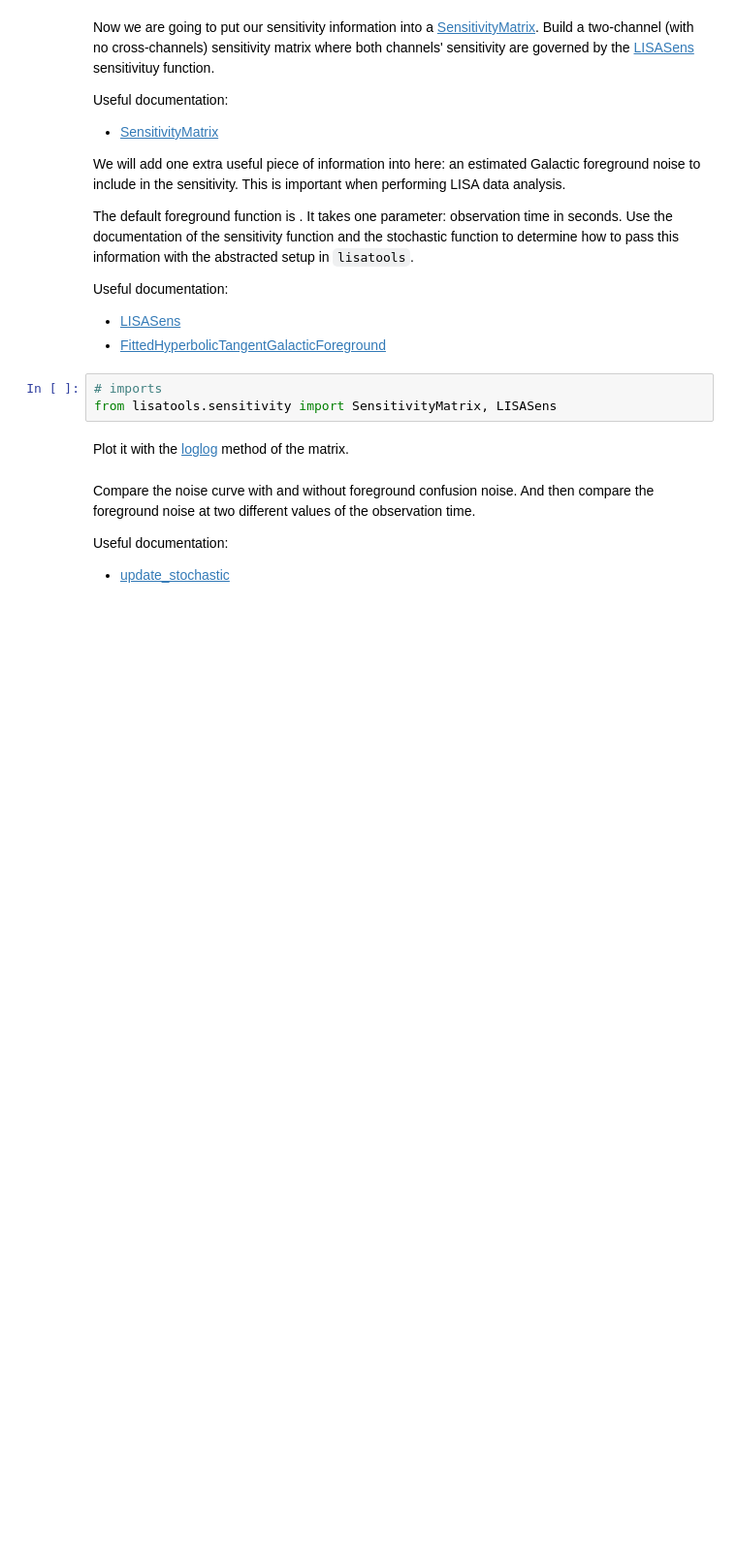
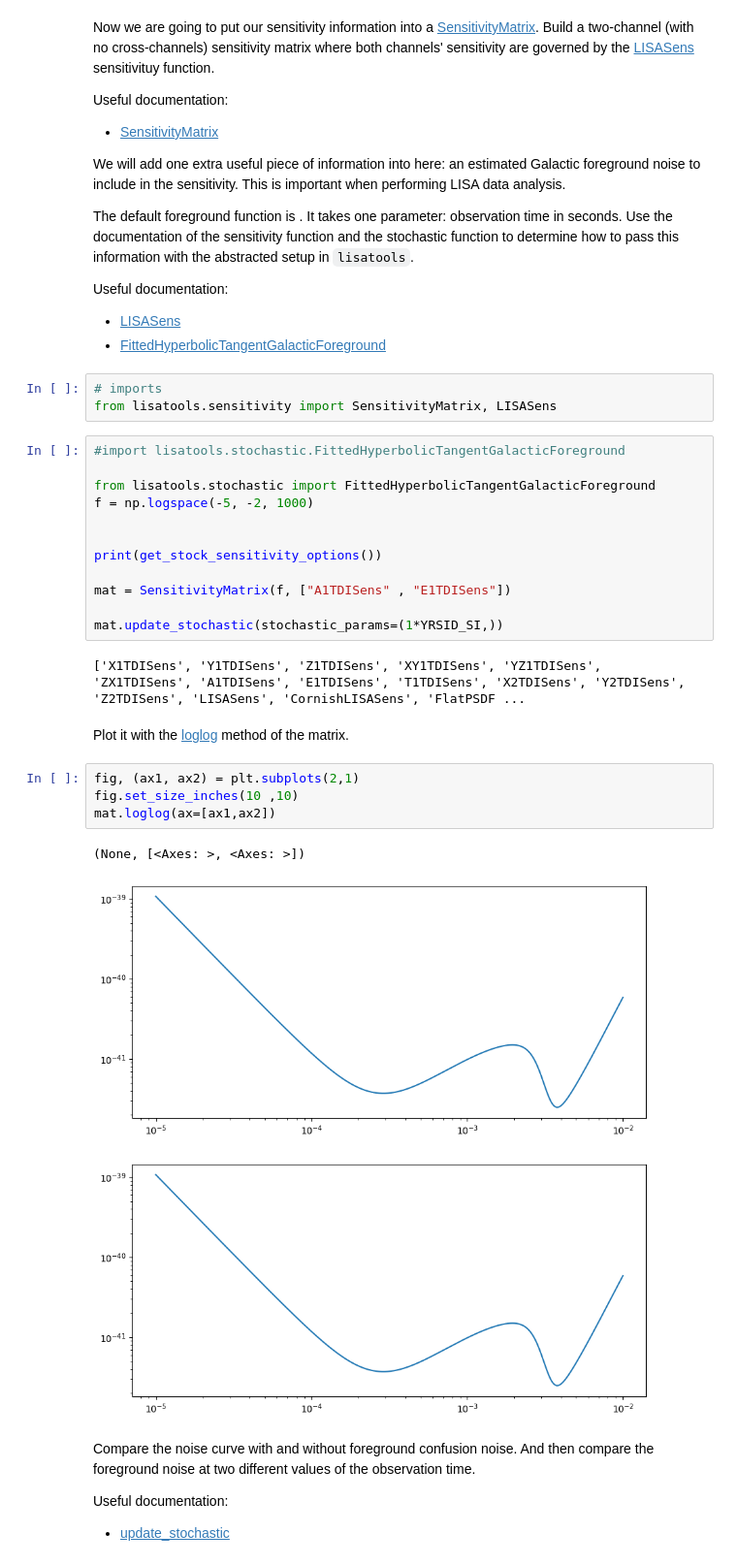
Before and after one commit to mtauraso/LATW, a Jupyter notebook: tutorials/Tutorial1.ipynb, the cells around one changed output. Shown: that part at 97% size. Drawn from its saved outputs; the diff is of its cells as text; blank space fills up the shorter version.

```diff
--- a/tutorials/Tutorial1.ipynb
+++ b/tutorials/Tutorial1.ipynb
@@ -91,8 +114,29 @@ Useful documentation:
 # %%
 # imports
 from lisatools.sensitivity import SensitivityMatrix, LISASens
+# %%
+#import lisatools.stochastic.FittedHyperbolicTangentGalacticForeground
+
+from lisatools.stochastic import FittedHyperbolicTangentGalacticForeground
+f = np.logspace(-5, -2, 1000)
+
+
+print(get_stock_sensitivity_options())
+
+mat = SensitivityMatrix(f, ["A1TDISens" , "E1TDISens"])
+
+mat.update_stochastic(stochastic_params=(1*YRSID_SI,))
+# %% [output]
+['X1TDISens', 'Y1TDISens', 'Z1TDISens', 'XY1TDISens', 'YZ1TDISens', 'ZX1TDISens', 'A1TDISens', 'E1TDISens', 'T1TDISens', 'X2TDISens', 'Y2TDISens', 'Z2TDISens', 'LISASens', 'CornishLISASens', 'FlatPSDF ...
 # %% [markdown]
 Plot it with the [loglog](https://mikekatz04.github.io/LISAanalysistools/build/html/user/sensitivity.html#lisatools.sensitivity.SensitivityMatrix.loglog) method of the matrix.
+# %%
+fig, (ax1, ax2) = plt.subplots(2,1)
+fig.set_size_inches(10 ,10)
+mat.loglog(ax=[ax1,ax2])
+# %% [output]
+(None, [<Axes: >, <Axes: >])
+[figure, added]
 # %% [markdown]
 Compare the noise curve with and without foreground confusion noise. And then compare the foreground noise at two different values of the observation time.
 
```
Also changed, not shown: parts of 10 cells of this notebook, 3 other files.
